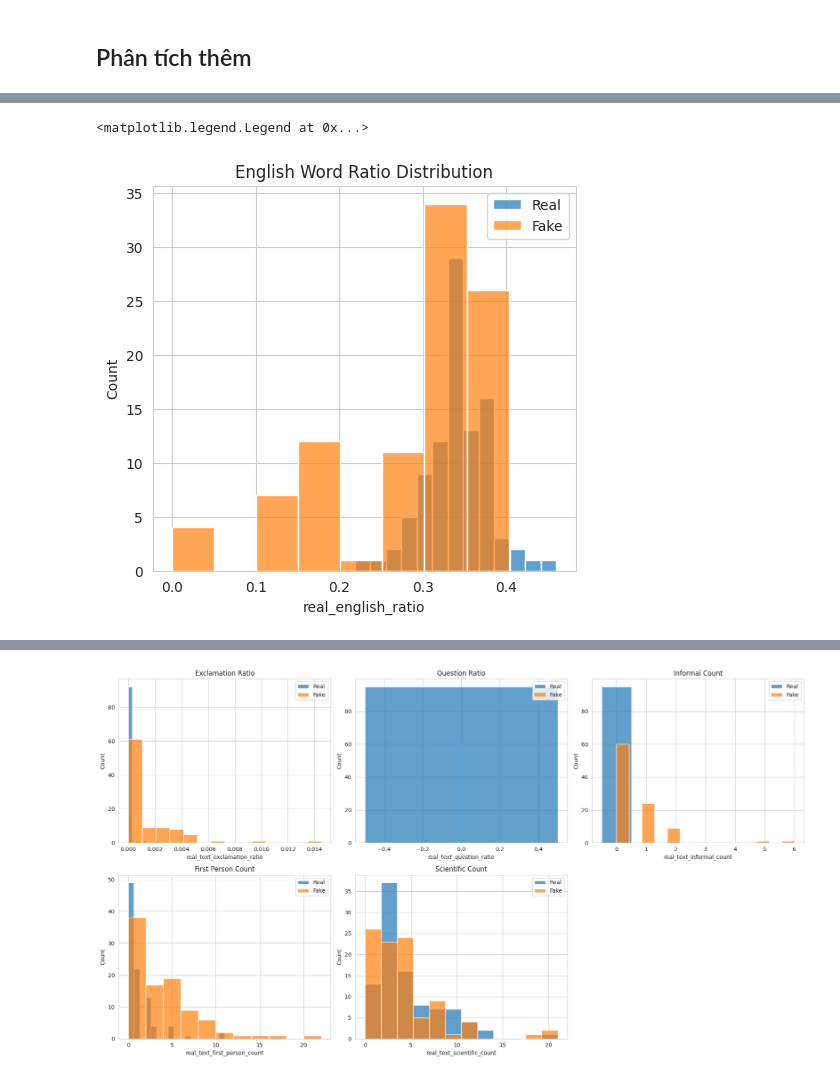
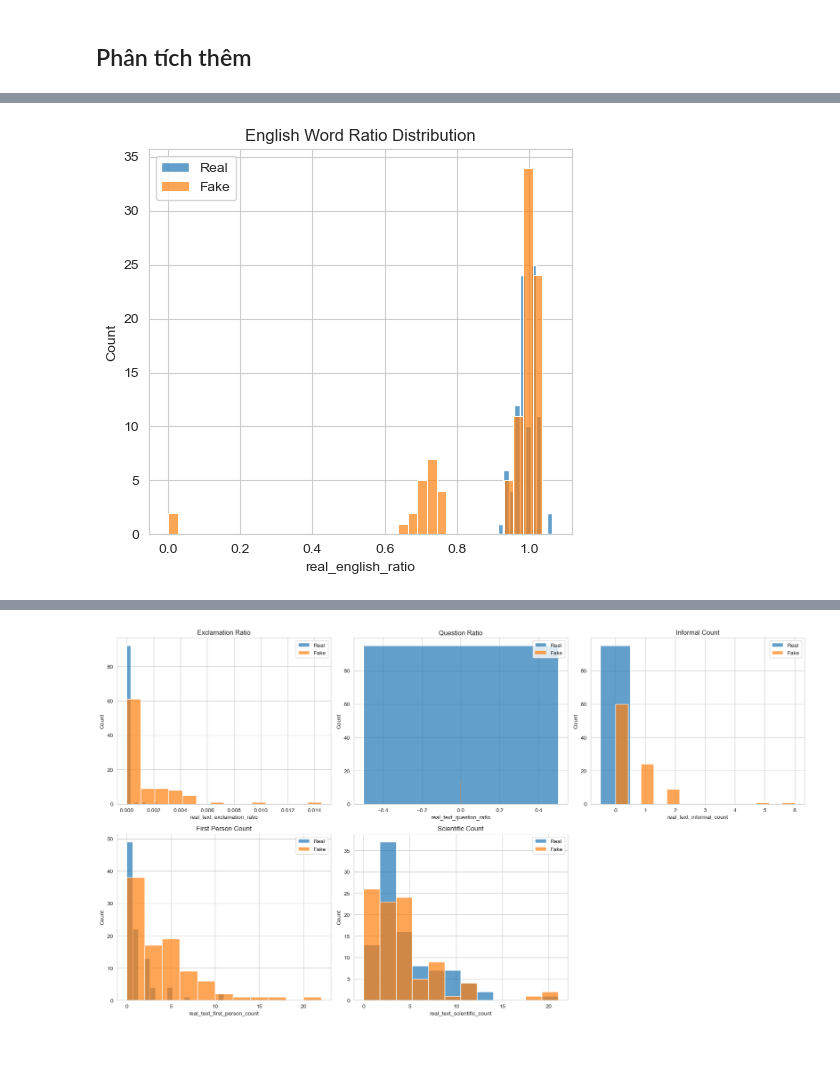
Before and after one commit to thangquang09/CTAI_MachineLearning, a Jupyter notebook: notebooks/EDA.ipynb, the cells around one changed output, grey strips where cells are left out. Cells and saved outputs as stored; diff of their text form; code cells hidden in the pictures; blank space fills up the shorter version.

```diff
--- a/notebooks/EDA.ipynb
+++ b/notebooks/EDA.ipynb
@@ -20,0 +50,8 @@ Number of directories: 1068
+# %%
+
+print("Loading data...")
+df_train = read_texts_from_dir(r"C:\workspace\AI\Machine learning\CTAI_MachineLearning\data\train")
+df_test = read_texts_from_dir(r"C:\workspace\AI\Machine learning\CTAI_MachineLearning\data\test")
+df_train_gt = pd.read_csv(r"C:\workspace\AI\Machine learning\CTAI_MachineLearning\data\train.csv")
+y_train = df_train_gt["real_text_id"].values
+df_train['label'] = df_train_gt["real_text_id"]
@@ -274,36 +341,27 @@ for i, feature in enumerate(script_features):
 # %%
-from langdetect import detect, DetectorFactory
-from langdetect.lang_detect_exception import LangDetectException
-DetectorFactory.seed = 42
-
 def calculate_english_ratio(text):
     if not isinstance(text, str) or not text.strip():
         return 0.0
     words = text.split()
+
     if not words:
         return 0.0
-    english_count = 0
-    for word in words:
-        try:
-            if detect(word) == 'en':
-                english_count += 1
-        except LangDetectException:
-            continue
+
+    english_count = len(re.findall(r'\b[a-zA-Z]+\b', text))
     return english_count / len(words)
 
-# Áp dụng và visualize
 df['real_english_ratio'] = df['real_text'].apply(calculate_english_ratio)
 df['fake_english_ratio'] = df['fake_text'].apply(calculate_english_ratio)
 
 plt.figure(figsize=(12, 5))
 plt.subplot(1, 2, 1)
 sns.histplot(df['real_english_ratio'], label='Real', alpha=0.7)
 sns.histplot(df['fake_english_ratio'], label='Fake', alpha=0.7)
 plt.title('English Word Ratio Distribution')
 plt.legend()
+plt.show()
 # %% [output]
-<matplotlib.legend.Legend at 0x...>
-[figure, old version]
+[figure, new version]
 # %%
 import textstat
 
```
Also changed, not shown: parts of 18 cells of this notebook, 35 other files.
